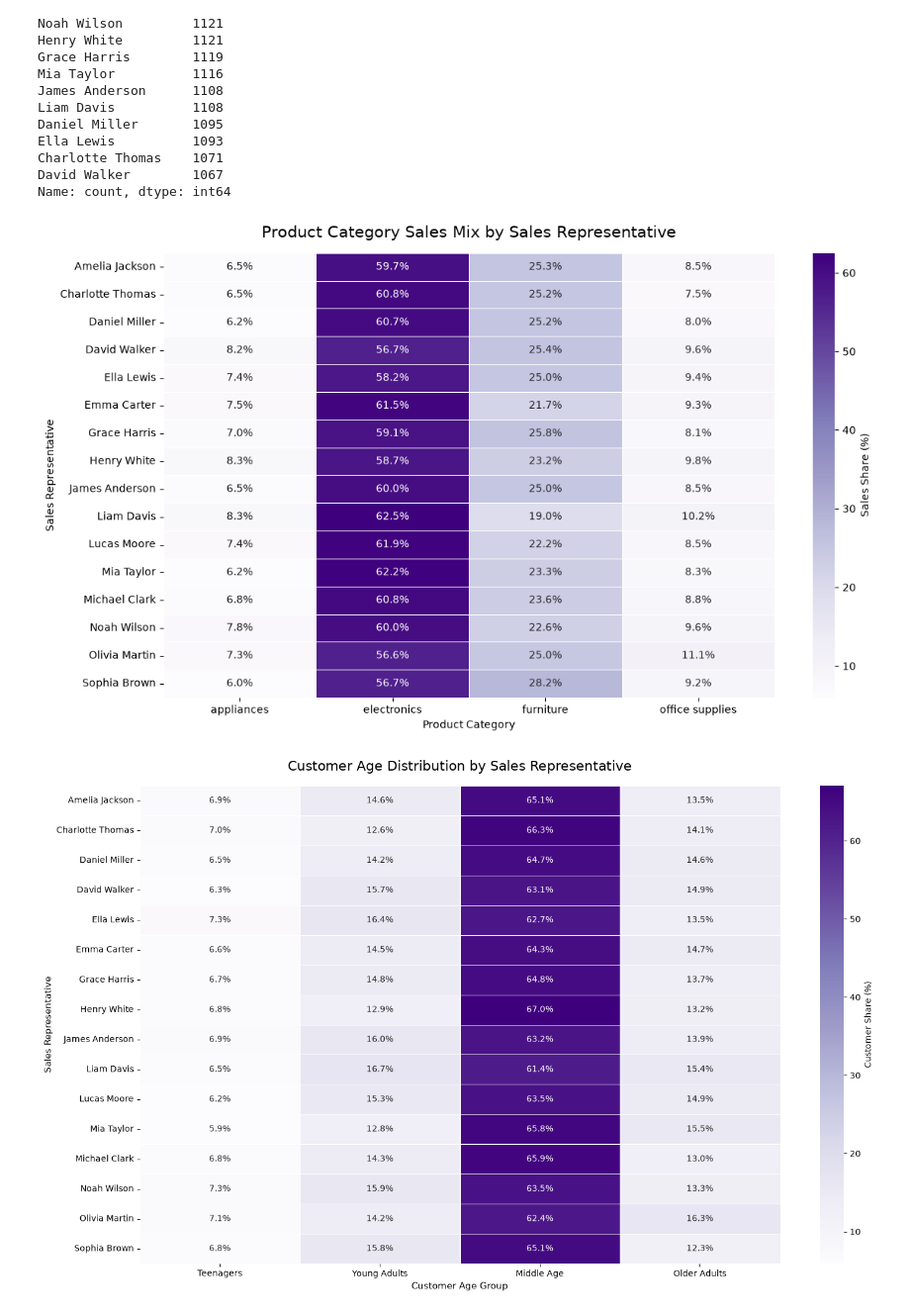
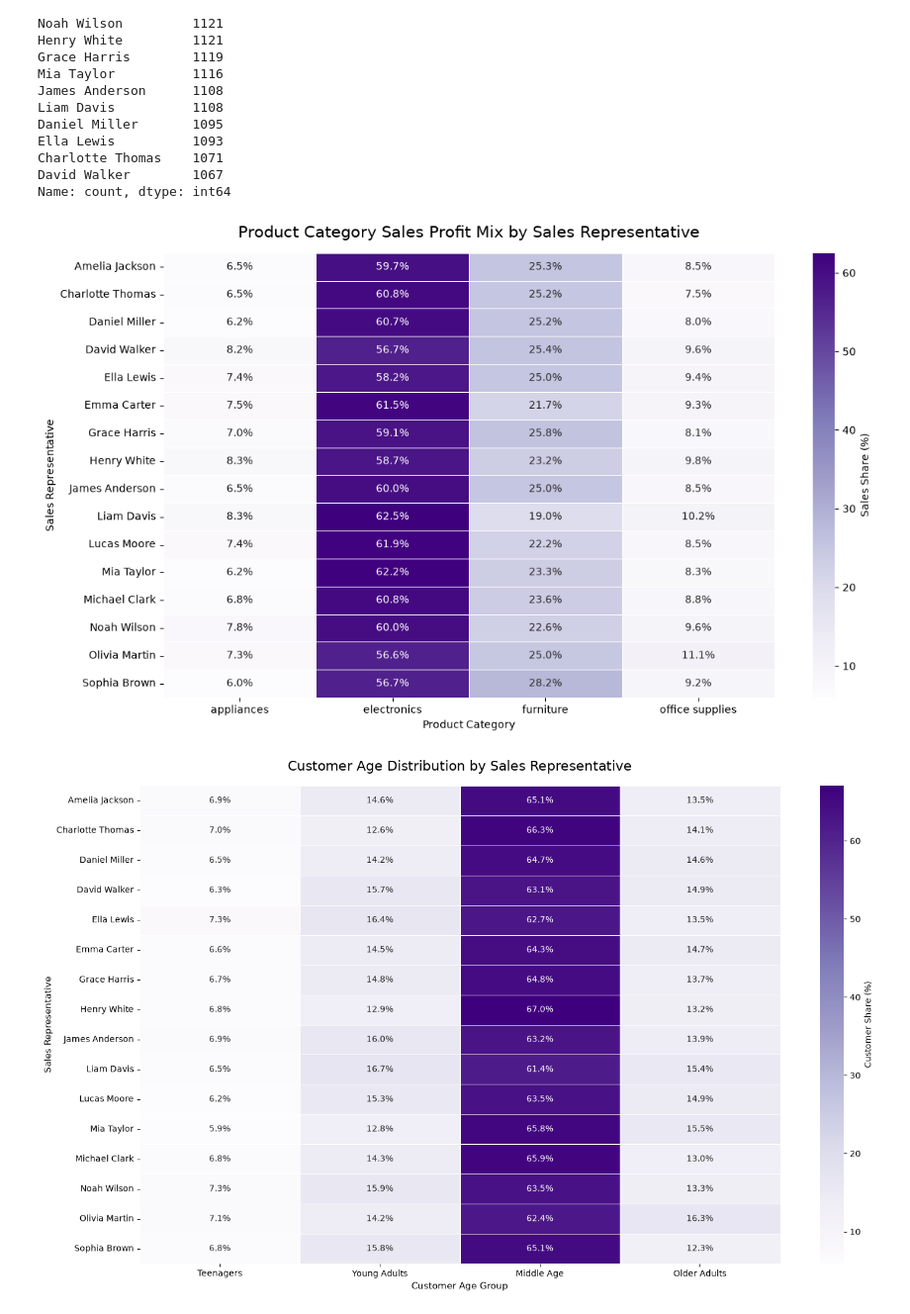
Before and after one commit to aslbektheanalyst/Portfolio_DA, a Jupyter notebook: sales_analysis/3representatives.ipynb, the cells around one changed output. Shown at 99% size. Drawn from its saved outputs; the diff is of its cells as text; code cells hidden in the pictures.

```diff
--- a/sales_analysis/3representatives.ipynb
+++ b/sales_analysis/3representatives.ipynb
@@ -35,35 +35,35 @@ rep_category = (
 )
 
 rep_share = rep_category.div(rep_category.sum(axis=1), axis=0) * 100
 
 plt.figure(figsize=(12, 7))
 
 sns.heatmap(
     rep_share,
     annot=rep_share.map(lambda x: f"{x:.1f}%"),
     fmt="",
     cmap="Purples",
     linewidths=0.6,
     linecolor="white",
     cbar_kws={"label": "Sales Share (%)"}
 )
 
 plt.title(
-    "Product Category Sales Mix by Sales Representative",
+    "Product Category Sales Profit Mix by Sales Representative",
     fontsize=15,
     pad=15
 )
 
 plt.xlabel("Product Category")
 plt.ylabel("Sales Representative")
 
 plt.xticks(rotation=0)
 plt.yticks(rotation=0)
 
 plt.tight_layout()
 plt.show()
 # %% [output]
-[figure, old version]
+[figure, new version]
 # %%
 df["age_group"] = pd.cut(
     df["customer_age"],
```
Also changed, not shown: parts of 4 cells of this notebook.
